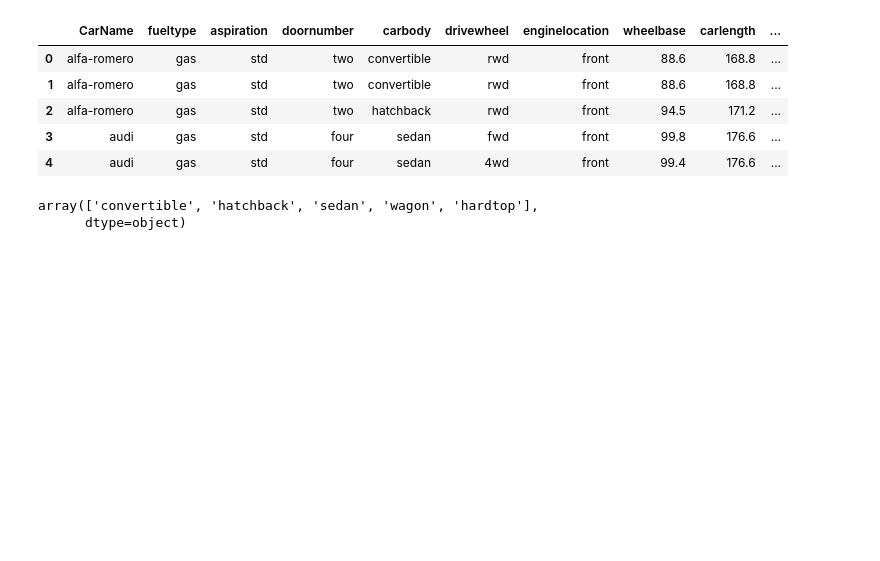
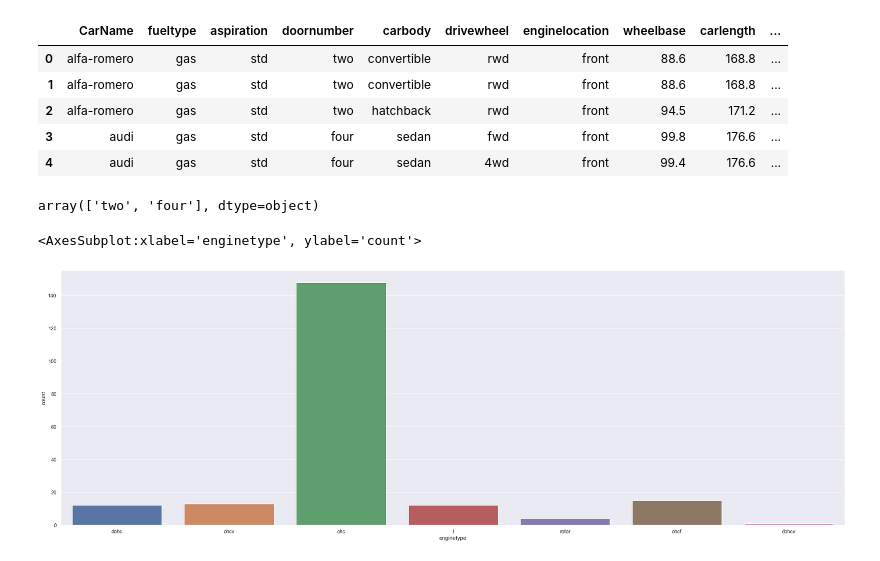
Before and after one commit to KamenDamov/Car-price-prediction, a Jupyter notebook: data_exp(round2).ipynb, the cells around one changed output. Cells and saved outputs as stored; diff of their text form; code cells hidden in the pictures; blank space fills up the shorter version.

```diff
--- a/data_exp(round2).ipynb
+++ b/data_exp(round2).ipynb
@@ -340,7 +340,11 @@ df.head()
 | 3 | audi | gas | std | four | sedan | fwd | front | 99.8 | 176.6 | ... |
 | 4 | audi | gas | std | four | sedan | 4wd | front | 99.4 | 176.6 | ... |
 # %%
-df.carbody.unique()
+df.doornumber.unique()
 # %% [output]
-array(['convertible', 'hatchback', 'sedan', 'wagon', 'hardtop'],
-      dtype=object)
+array(['two', 'four'], dtype=object)
+# %%
+sns.countplot(data = df, x = 'enginetype')
+# %% [output]
+<AxesSubplot:xlabel='enginetype', ylabel='count'>
+[figure, added]
```
Also changed, not shown: 1 other file.
